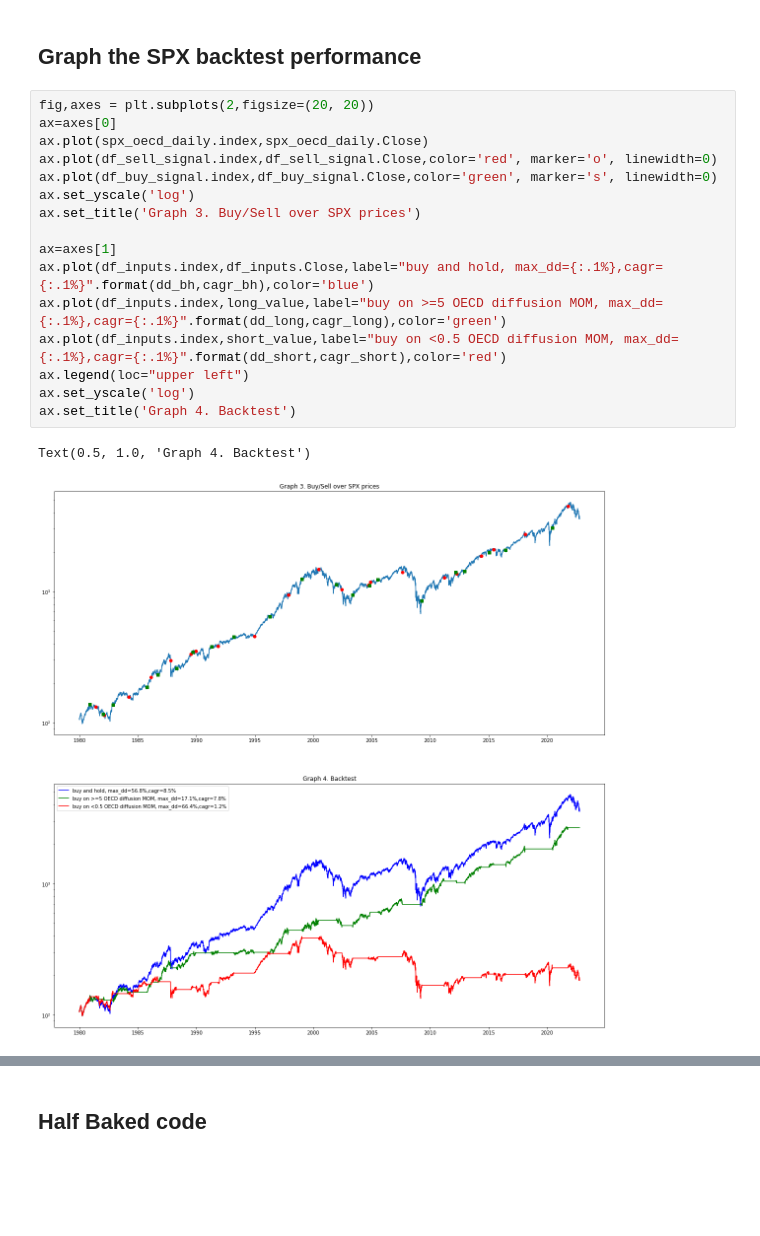
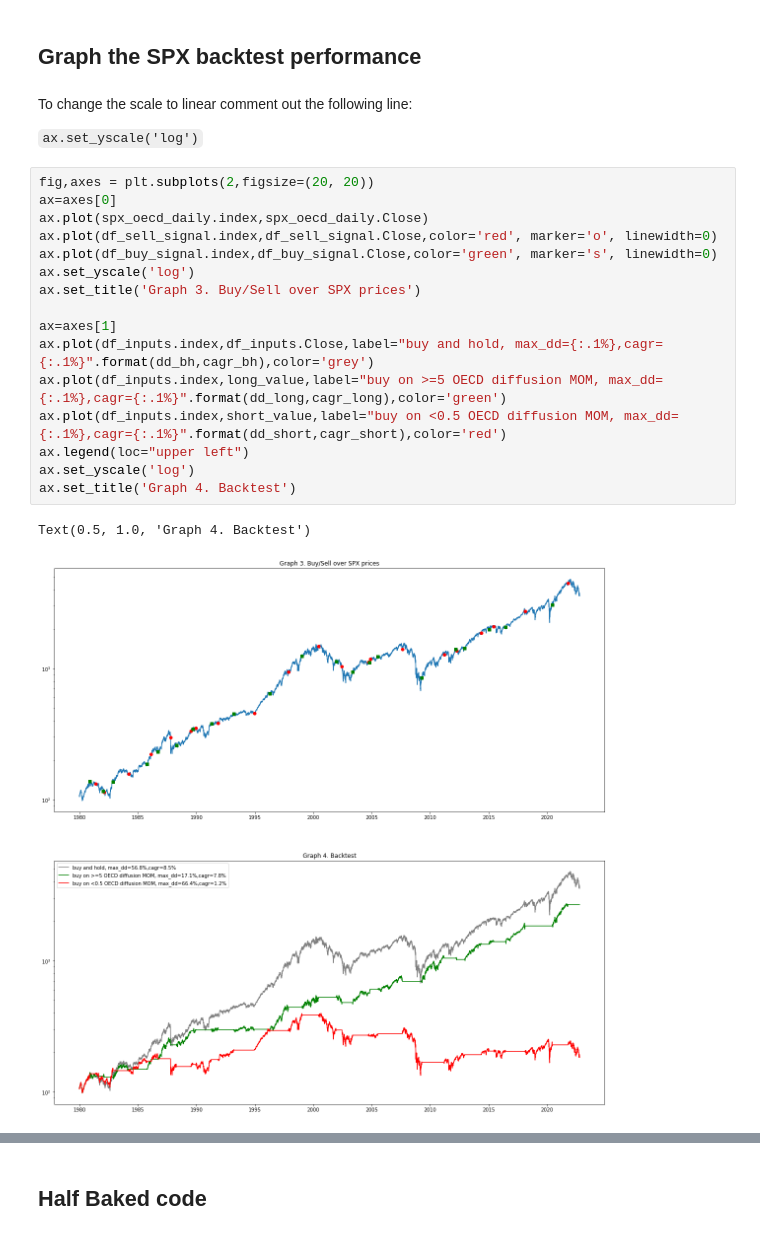
Before and after one commit to stirlitzzz/OECD_demo, a Jupyter notebook: OECD_demo_simple.ipynb, the cells around one changed output, grey strips where cells are left out. Drawn from its saved outputs; the diff is of its cells as text; blank space fills up the shorter version.

```diff
--- a/OECD_demo_simple.ipynb
+++ b/OECD_demo_simple.ipynb
@@ -195,25 +203,29 @@ cagr_long=np.power(long_value[-1]/long_value[0],1/t_backtest)-1
 cagr_short=np.power(short_value[-1]/short_value[0],1/t_backtest)-1
 # %% [markdown]
 ## Graph the SPX backtest performance
+# %% [markdown]
+To change the scale to linear comment out the following line:
+
+`ax.set_yscale('log')`
 # %%
 fig,axes = plt.subplots(2,figsize=(20, 20))
 ax=axes[0]
 ax.plot(spx_oecd_daily.index,spx_oecd_daily.Close)
 ax.plot(df_sell_signal.index,df_sell_signal.Close,color='red', marker='o', linewidth=0)
 ax.plot(df_buy_signal.index,df_buy_signal.Close,color='green', marker='s', linewidth=0)
 ax.set_yscale('log')
 ax.set_title('Graph 3. Buy/Sell over SPX prices')
 
 ax=axes[1]
-ax.plot(df_inputs.index,df_inputs.Close,label="buy and hold, max_dd={:.1%},cagr={:.1%}".format(dd_bh,cagr_bh),color='blue')
+ax.plot(df_inputs.index,df_inputs.Close,label="buy and hold, max_dd={:.1%},cagr={:.1%}".format(dd_bh,cagr_bh),color='grey')
 ax.plot(df_inputs.index,long_value,label="buy on >=5 OECD diffusion MOM, max_dd={:.1%},cagr={:.1%}".format(dd_long,cagr_long),color='green')
 ax.plot(df_inputs.index,short_value,label="buy on <0.5 OECD diffusion MOM, max_dd={:.1%},cagr={:.1%}".format(dd_short,cagr_short),color='red')
 ax.legend(loc="upper left")
 ax.set_yscale('log')
 ax.set_title('Graph 4. Backtest')
 # %% [output]
 Text(0.5, 1.0, 'Graph 4. Backtest')
-[figure, old version]
+[figure, new version]
 # %% [markdown]
 ![hedge_hog2.jpg](embedded-picture-1)
 # %% [markdown]
```
Also changed, not shown: parts of 1 cell of this notebook.
